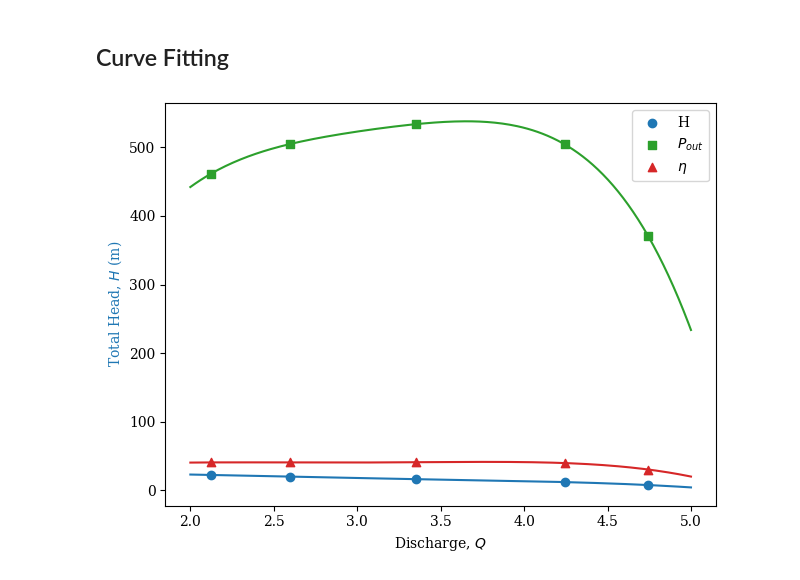
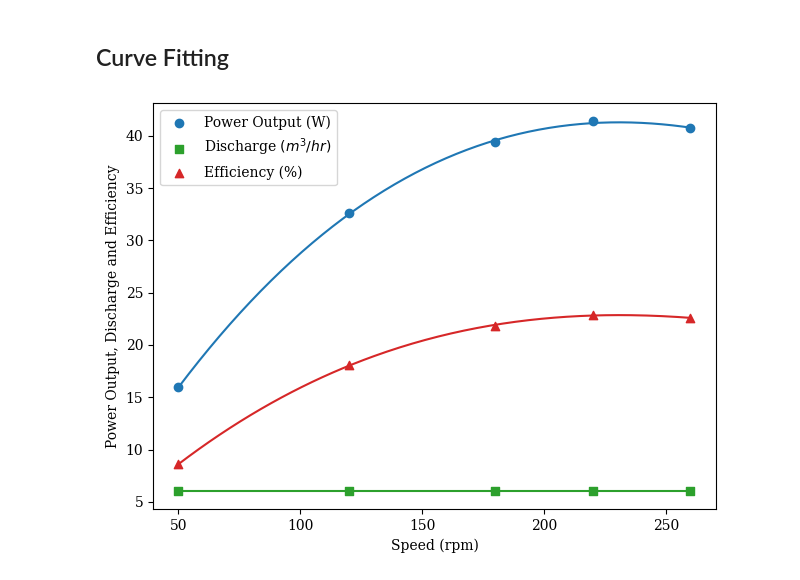
Before and after one commit to SalehShuvo/Plotting, a Jupyter notebook: basic_plotting.ipynb, the cells around one changed output. Saved outputs shown, nothing was run; the diff lists cells and outputs as text; code cells hidden in the pictures.

Commit message:
Fluid Exp 1 Plot

```diff
--- a/basic_plotting.ipynb
+++ b/basic_plotting.ipynb
@@ -5,53 +5,70 @@ import matplotlib.pyplot as plt
 import numpy as np
 plt.rcParams['font.family'] = 'serif'
 plt.rcParams['font.serif'] = ['DejaVu Serif']
 
 # Data
-Q = np.array([4.743, 4.243, 3.354, 2.598, 2.121])
-H = np.array([7.418, 11.727, 16.035, 19.684, 22.162])
-Pout = np.array([370.88, 504.54, 534.03, 505.01, 461.3])
-Efficiency = np.array([30.08, 39.48, 40.7, 40.34, 40.42])
+rpm = np.array([260,220,180,120,50])
+P_out = np.array([40.724,41.36,39.4,32.58,15.94])
+Q = np.array([6.05]*5)
+Eff = np.array([22.56,22.9,21.83,18.06,8.60])
 
-# Curve fits (2nd degree polynomial)
-coeffs_H = np.polyfit(Q, H, 4)
-coeffs_Pout = np.polyfit(Q, Pout, 4)
-coeffs_Eff = np.polyfit(Q, Efficiency, 4)
 
-poly_H = np.poly1d(coeffs_H)
-poly_Pout = np.poly1d(coeffs_Pout)
-poly_Eff = np.poly1d(coeffs_Eff)
+# Data to x,y1,y2...
+x=rpm
+y1=P_out
+y2=Q
+y3=Eff
 
-# Fine Q for smooth curves
-Q_fit = np.linspace(np.floor(Q.min()), np.ceil(Q.max()), 200)
+# Plot labels
+y1_label= 'Power Output (W)'
+y2_label= 'Discharge $(m^3/hr)$'
+y3_label= 'Efficiency (%)'
+
+# axes labels
+x_label= 'Speed (rpm)'
+y_label='Power Output, Discharge and Efficiency'
+
+
+# Curve fits (3rd degree polynomial)
+coeffs1 = np.polyfit(x, y1, 3)
+coeffs2 = np.polyfit(x, y2, 3)
+coeffs3 = np.polyfit(x, y3, 3)
+
+poly_bsfc = np.poly1d(coeffs1)
+poly_lube = np.poly1d(coeffs2)
+poly_exhaust = np.poly1d(coeffs3)
+
+# Fine x axis for smooth curves
+x_fit = np.linspace(x.min(), x.max(), 200)
 
 # Create figure and axes
 fig, ax = plt.subplots()
 
 # Plot data points
-ax.scatter(Q, H, color='tab:blue', marker='o', label='H')
-ax.scatter(Q, Pout, color='tab:green', marker='s', label='$P_{out}$')
-ax.scatter(Q, Efficiency, color='tab:red', marker='^', label='$\\eta$')
+ax.scatter(x, y1, color='tab:blue', marker='o', label=y1_label)
+ax.scatter(x, y2, color='tab:green', marker='s', label=y2_label)
+ax.scatter(x, y3, color='tab:red', marker='^', label=y3_label)
 
 
 # Plot fitted curves
-ax.plot(Q_fit, poly_H(Q_fit), color='tab:blue', linestyle='-')
-ax.plot(Q_fit, poly_Pout(Q_fit), color='tab:green', linestyle='-')
-ax.plot(Q_fit, poly_Eff(Q_fit), color='tab:red', linestyle='-')
+ax.plot(x_fit, poly_bsfc(x_fit), color='tab:blue', linestyle='-')
+ax.plot(x_fit, poly_lube(x_fit), color='tab:green', linestyle='-')
+ax.plot(x_fit, poly_exhaust(x_fit), color='tab:red', linestyle='-')
 
 # Labels
-ax.set_xlabel('Discharge, $Q$')
-ax.set_ylabel('Total Head, $H$ (m)', color='tab:blue')
+ax.set_xlabel(x_label)
+ax.set_ylabel(y_label)
 
 
 # Legends
 ax.legend()
 
 # # Add Gridlines
 # plt.grid(which='both', axis='both', linestyle='-', linewidth=0.5)
 
-# plt.title('H, Pout, and Efficiency vs Q with Curve Fits')
+# plt.title('bsfc, lube, and exhaust vs brake power with Curve Fits')
 plt.tight_layout()
 plt.savefig('my_figure1.png', dpi=600)
 plt.show()
 # %% [output]
-[figure, old version]
+[figure, new version]
```
Also changed, not shown: 4 other files.
